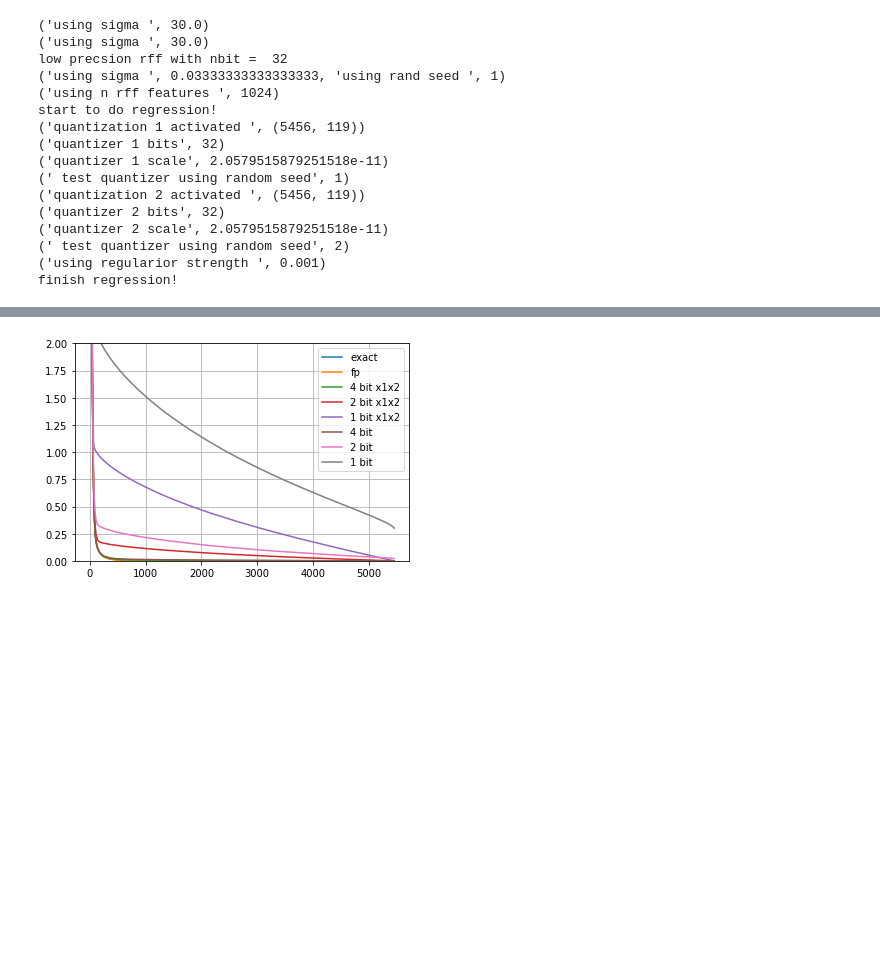
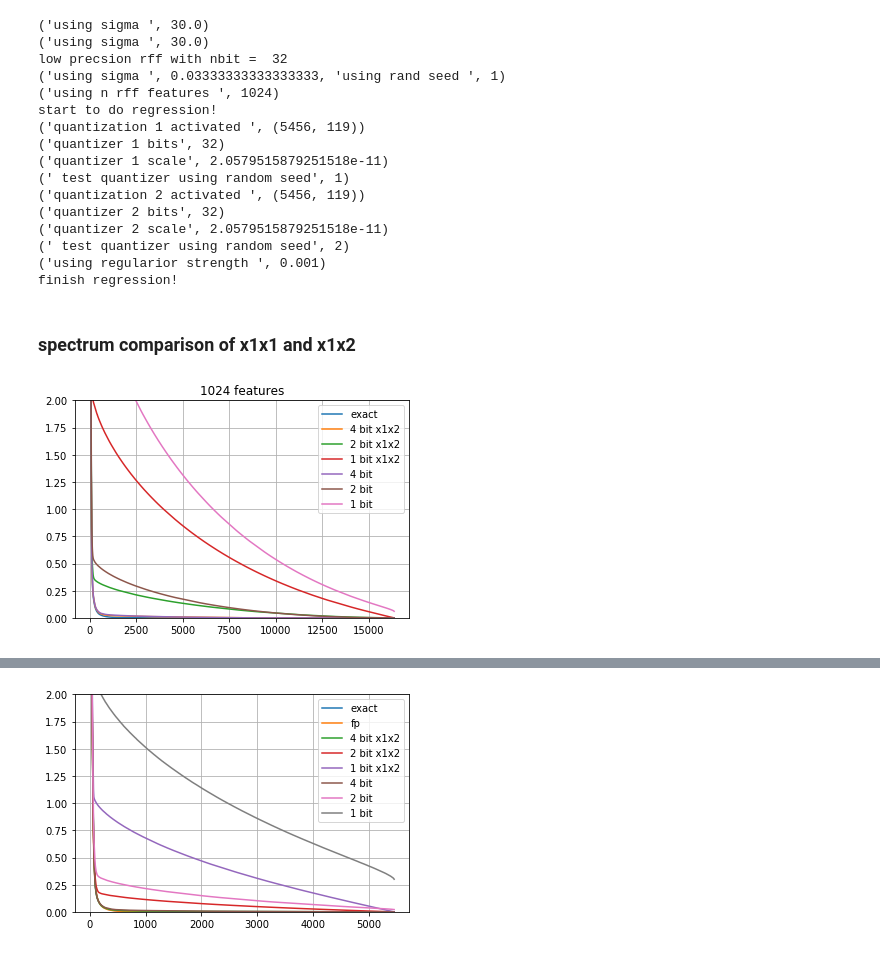
Before and after one commit to JianGoForIt/lp_rffs, a Jupyter notebook: kernel_reg/notebook/Census-Kernel-Ridge-Regression-RFF-Spectrum-64bit-svd-independent-randomness.ipynb, the cells around one changed output, grey strips where cells are left out. Drawn from its saved outputs; the diff is of its cells as text; code cells hidden in the pictures; blank space fills up the shorter version.

Commit message:
local plot for independent randomness

```diff
--- a/kernel_reg/notebook/Census-Kernel-Ridge-Regression-RFF-Spectrum-64bit-svd-independent-randomness.ipynb
+++ b/kernel_reg/notebook/Census-Kernel-Ridge-Regression-RFF-Spectrum-64bit-svd-independent-randomness.ipynb
@@ -439,3 +439,51 @@ start to do regression!
 (' test quantizer using random seed', 2)
 ('using regularior strength ', 0.001)
 finish regression!
+# %% [markdown]
+### spectrum comparison of x1x1 and x1x2
+# %%
+# with open("../multi_seed_results/spectrum/s_1024_feat_32_bit_64b_svd_ind_full_dataset.npy", "rb") as f:
+#     s_32 = np.load(f)
+# with open("../multi_seed_results/spectrum/s_1024_feat_16_bit_64b_svd_ind_full_dataset.npy", "rb") as f:
+#     s_16 = np.load(f)
+# with open("../multi_seed_results/spectrum/s_1024_feat_8_bit_64b_svd_ind_full_dataset.npy", "rb") as f:
+#     s_8 = np.load(f)
+with open("../multi_seed_results/spectrum/s_1024_feat_4_bit_64b_svd_ind_full_dataset.npy", "rb") as f:
+    s_4 = np.load(f)
+with open("../multi_seed_results/spectrum/s_1024_feat_2_bit_64b_svd_ind_full_dataset.npy", "rb") as f:
+    s_2 = np.load(f)
+with open("../multi_seed_results/spectrum/s_1024_feat_1_bit_64b_svd_ind_full_dataset.npy", "rb") as f:
+    s_1 = np.load(f)
+# with open("../multi_seed_results/spectrum/s_1024_feat_fp_64b_svd_ind_full_dataset.npy", "rb") as f:
+#     s_fp = np.load(f)
+with open("../multi_seed_results/spectrum/s_exact_64b_svd_ind_full_dataset.npy", "rb") as f:
+    s_exact = np.load(f)
+# with open("../multi_seed_results/spectrum/s_1024_feat_32_bit_64b_svd_full_dataset.npy", "rb") as f:
+#     s_32_old = np.load(f)
+# with open("../multi_seed_results/spectrum/s_1024_feat_16_bit_64b_svd_full_dataset.npy", "rb") as f:
+#     s_16_old = np.load(f)
+# with open("../multi_seed_results/spectrum/s_1024_feat_8_bit_64b_svd_full_dataset.npy", "rb") as f:
+#     s_8_old = np.load(f)
+with open("../multi_seed_results/spectrum/s_1024_feat_4_bit_64b_svd_full_dataset.npy", "rb") as f:
+    s_4_old = np.load(f)
+with open("../multi_seed_results/spectrum/s_1024_feat_2_bit_64b_svd_full_dataset.npy", "rb") as f:
+    s_2_old = np.load(f)
+with open("../multi_seed_results/spectrum/s_1024_feat_1_bit_64b_svd_full_dataset.npy", "rb") as f:
+    s_1_old = np.load(f)
+# %%
+plt.figure()
+plt.plot(s_exact, label="exact")
+# plt.plot(s_fp, label="fp")
+plt.plot(s_4, label="4 bit x1x2")
+plt.plot(s_2, label="2 bit x1x2")
+plt.plot(s_1, label="1 bit x1x2")
+plt.plot(s_4_old, label="4 bit")
+plt.plot(s_2_old, label="2 bit")
+plt.plot(s_1_old, label="1 bit")
+plt.ylim([1e-3, 2])
+plt.grid()
+plt.title("1024 features")
+plt.legend()
+plt.show()
+# %% [output]
+[figure, added]
```
Also changed, not shown: parts of 2 cells of this notebook.
